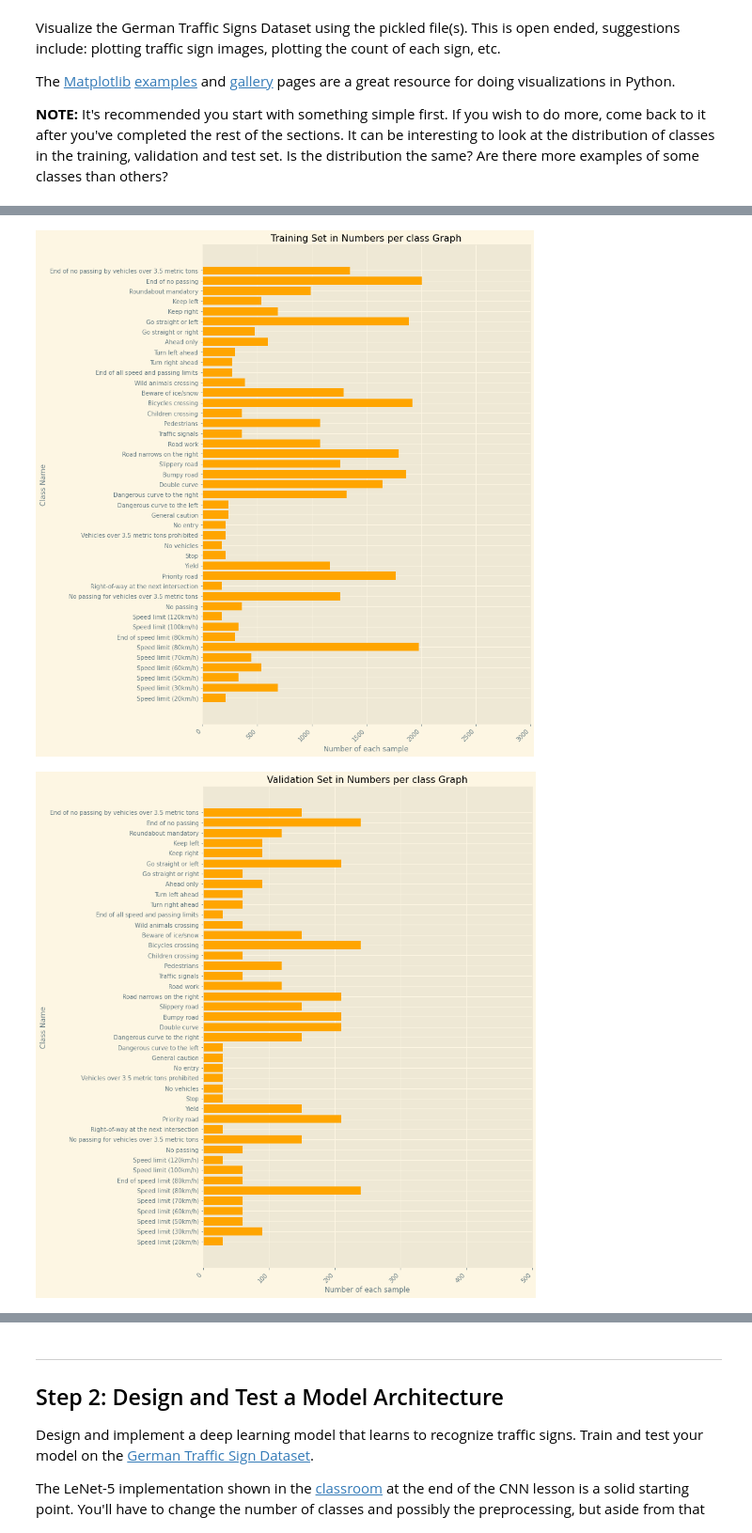
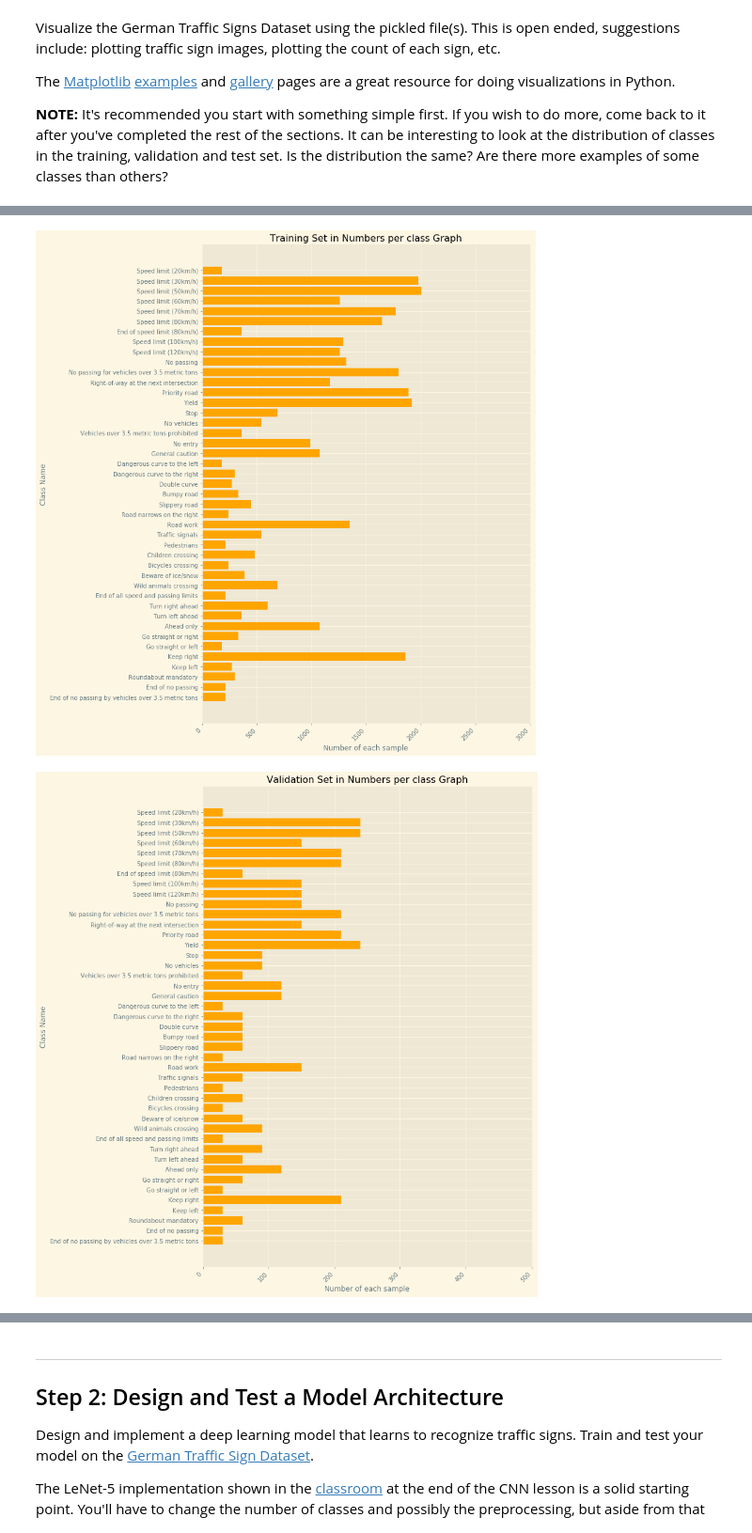
Before and after one commit to riyazbaghdad/TrafficSignClassifier, a Jupyter notebook: Traffic_Sign_Classifier.ipynb, the cells around one changed output, grey strips where cells are left out. Shown at 94% size. Cells and saved outputs as stored; diff of their text form; code cells hidden in the pictures.

```diff
--- a/Traffic_Sign_Classifier.ipynb
+++ b/Traffic_Sign_Classifier.ipynb
@@ -24,6 +24,8 @@ The [rubric](https://review.udacity.com/#!/rubrics/481/view) contains "Stand Out
 import pickle
 import matplotlib.pyplot as plt
 import numpy as np
+import sys
+import cv2
 %matplotlib inline
 
 # TODO: Fill this in based on where you saved the training and testing data
@@ -40,13 +42,13 @@ with open(testing_file, mode='rb') as f:
     test = pickle.load(f)
 
 X_train, y_train = train['features'], train['labels']
-X_valid, y_valid = valid['features'], valid['labels']
+X_validation, y_validation = valid['features'], valid['labels']
 X_test, y_test = test['features'], test['labels']
 
 # Assertions in count
 assert(len(X_train) == len(y_train))
 assert(len(X_test) == len(y_test))
-assert(len(X_valid) == len(y_valid))
+assert(len(X_validation) == len(y_validation))
 
 print("success")
 print("Image Shape : {}".format(X_train[0].shape))
@@ -154,7 +167,9 @@ plt.show()
 labels = np.arange(len(all_labels))  # y plot
 
 def plot_samples_count_graph(setname, num_samples, y):
-    numOfEach = [len(list(group)) for key, group in groupby(y)]  # x plot
+    y_new = copy.deepcopy(y)
+    y_new.sort()
+    numOfEach = [len(list(group)) for key, group in groupby(y_new)]  # x plot
     plt.style.use('Solarize_Light2')
 
     fig, ax = plt.subplots(figsize=(10, 15))
@@ -166,5 +181,6 @@ def plot_samples_count_graph(setname, num_samples, y):
     ax.set_yticklabels(all_labels)
     ax.set(xlim=[0,num_samples], xlabel='Number of each sample', ylabel='Class Name',
            title='%s Set in Numbers per class Graph' % setname)
-    #ax.invert_yaxis()  # labels read top-to-bottom
+    ax.invert_yaxis()  # labels read top-to-bottom
+    #plt.savefig('augmented_training_images_graph.png')
     plt.show()
@@ -176,9 +188,9 @@ def plot_samples_count_graph(setname, num_samples, y):
 # Training Set
 plot_samples_count_graph('Training', 3000, y_train)
 # %% [output]
-[figure, old version]
+[figure, new version]
 # %%
 # Validation Set
-plot_samples_count_graph('Validation',500, y_valid)
+plot_samples_count_graph('Validation',500, y_validation)
 # %% [output]
-[figure, old version]
+[figure, new version]
```
Also changed, not shown: parts of 26 cells of this notebook, 1 other file.
